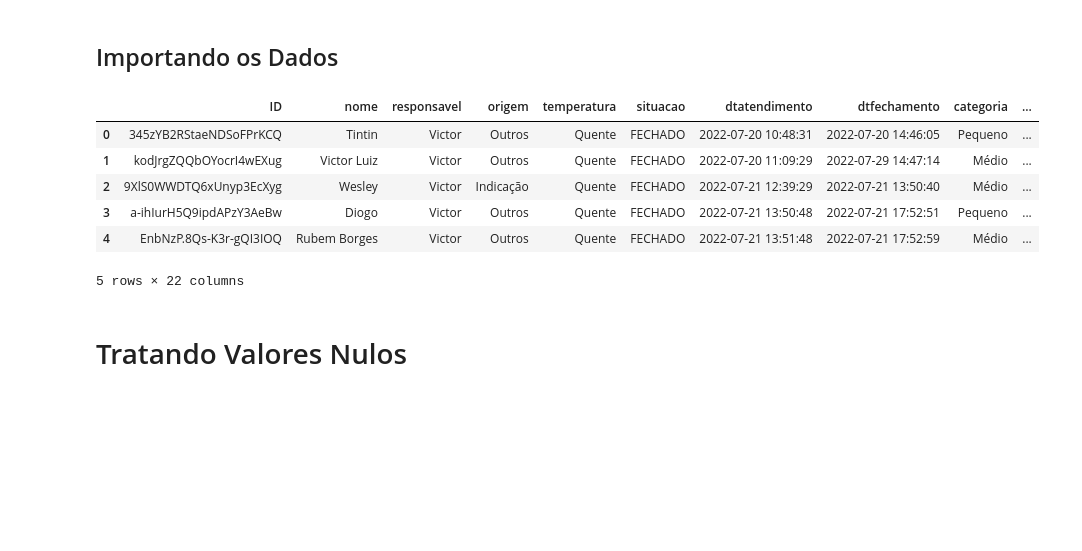
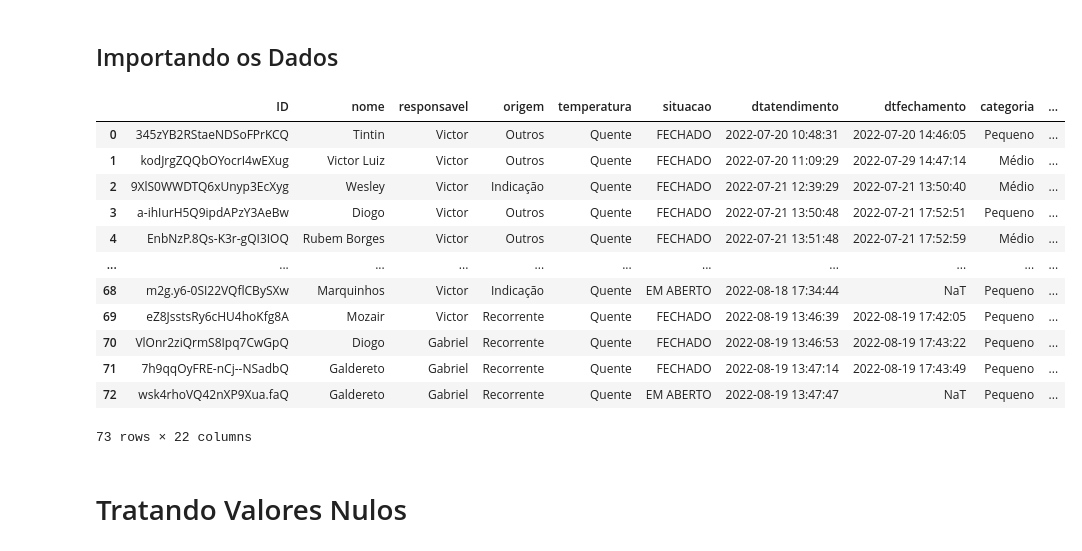
Before and after one commit to hgosouza1/Data-Science, a Jupyter notebook: Projeto Pessoal/Estética Automotiva/relatorio_geral_negocio.ipynb, the cells around one changed output. Saved outputs shown, nothing was run; the diff lists cells and outputs as text; code cells hidden in the pictures; blank space fills up the shorter version.

```diff
--- a/Projeto Pessoal/Estética Automotiva/relatorio_geral_negocio.ipynb
+++ b/Projeto Pessoal/Estética Automotiva/relatorio_geral_negocio.ipynb
@@ -19,19 +20,25 @@ from matplotlib.ticker import FuncFormatter
 # %%
 dados = pd.read_csv("estetica_automotiva.csv",
           sep = ",",
           parse_dates = ["dtatendimento", "dtfechamento"],
           dayfirst = True)
 
 #Visulizando
-dados.head()
+dados.head(77)
 # %% [output]
 |  | ID | nome | responsavel | origem | temperatura | situacao | dtatendimento | dtfechamento | categoria | ... |
 | 0 | 345zYB2RStaeNDSoFPrKCQ | Tintin | Victor | Outros | Quente | FECHADO | 2022-07-20 10:48:31 | 2022-07-20 14:46:05 | Pequeno | ... |
 | 1 | kodJrgZQQbOYocrI4wEXug | Victor Luiz | Victor | Outros | Quente | FECHADO | 2022-07-20 11:09:29 | 2022-07-29 14:47:14 | Médio | ... |
 | 2 | 9XlS0WWDTQ6xUnyp3EcXyg | Wesley | Victor | Indicação | Quente | FECHADO | 2022-07-21 12:39:29 | 2022-07-21 13:50:40 | Médio | ... |
 | 3 | a-ihIurH5Q9ipdAPzY3AeBw | Diogo | Victor | Outros | Quente | FECHADO | 2022-07-21 13:50:48 | 2022-07-21 17:52:51 | Pequeno | ... |
 | 4 | EnbNzP.8Qs-K3r-gQI3IOQ | Rubem Borges | Victor | Outros | Quente | FECHADO | 2022-07-21 13:51:48 | 2022-07-21 17:52:59 | Médio | ... |
+| ... | ... | ... | ... | ... | ... | ... | ... | ... | ... | ... |
+| 68 | m2g.y6-0SI22VQflCBySXw | Marquinhos | Victor | Indicação | Quente | EM ABERTO | 2022-08-18 17:34:44 | NaT | Pequeno | ... |
+| 69 | eZ8JsstsRy6cHU4hoKfg8A | Mozair | Victor | Recorrente | Quente | FECHADO | 2022-08-19 13:46:39 | 2022-08-19 17:42:05 | Pequeno | ... |
+| 70 | VlOnr2ziQrmS8Ipq7CwGpQ | Diogo | Gabriel | Recorrente | Quente | FECHADO | 2022-08-19 13:46:53 | 2022-08-19 17:43:22 | Pequeno | ... |
+| 71 | 7h9qqOyFRE-nCj--NSadbQ | Galdereto | Gabriel | Recorrente | Quente | FECHADO | 2022-08-19 13:47:14 | 2022-08-19 17:43:49 | Pequeno | ... |
+| 72 | wsk4rhoVQ42nXP9Xua.faQ | Galdereto | Gabriel | Recorrente | Quente | EM ABERTO | 2022-08-19 13:47:47 | NaT | Pequeno | ... |
-5 rows × 22 columns
+73 rows × 22 columns
 # %% [markdown]
 # Tratando Valores Nulos
 # %%
```
Also changed, not shown: parts of 21 cells of this notebook.
